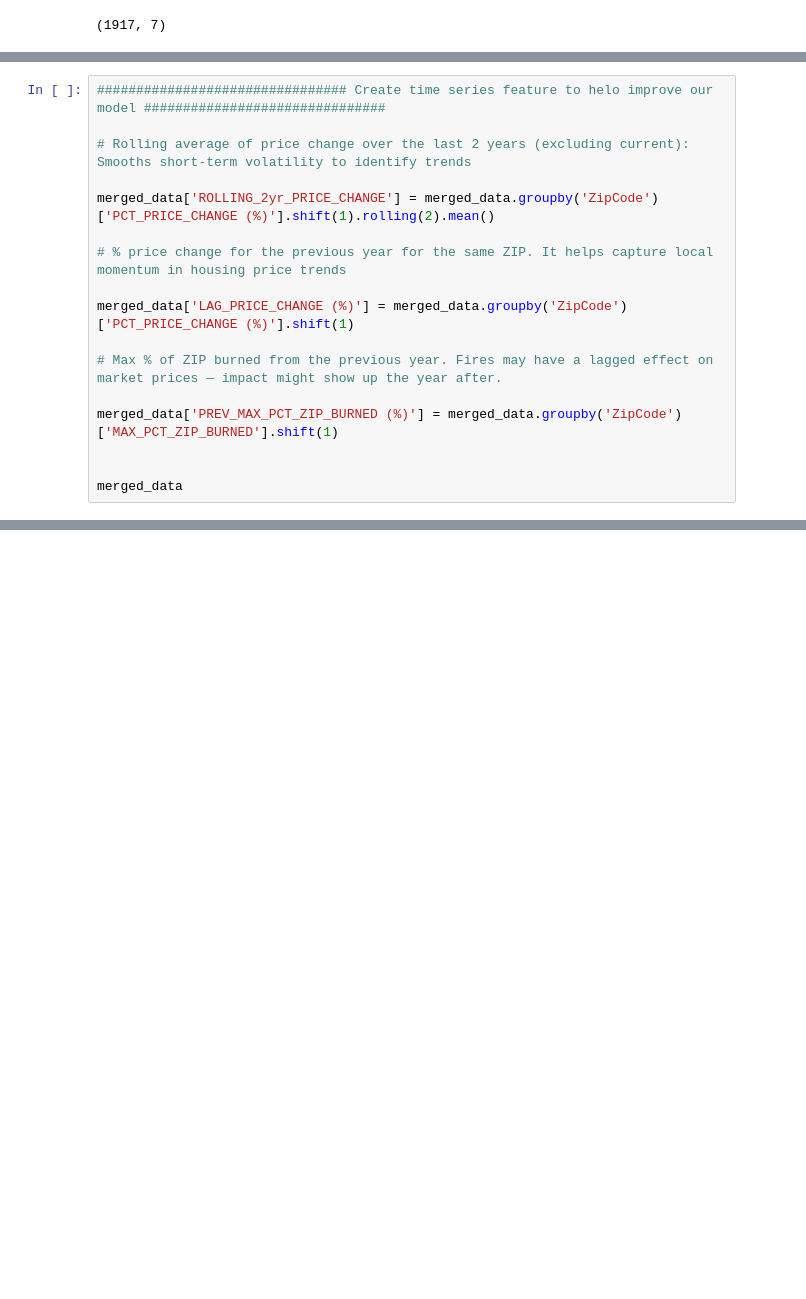
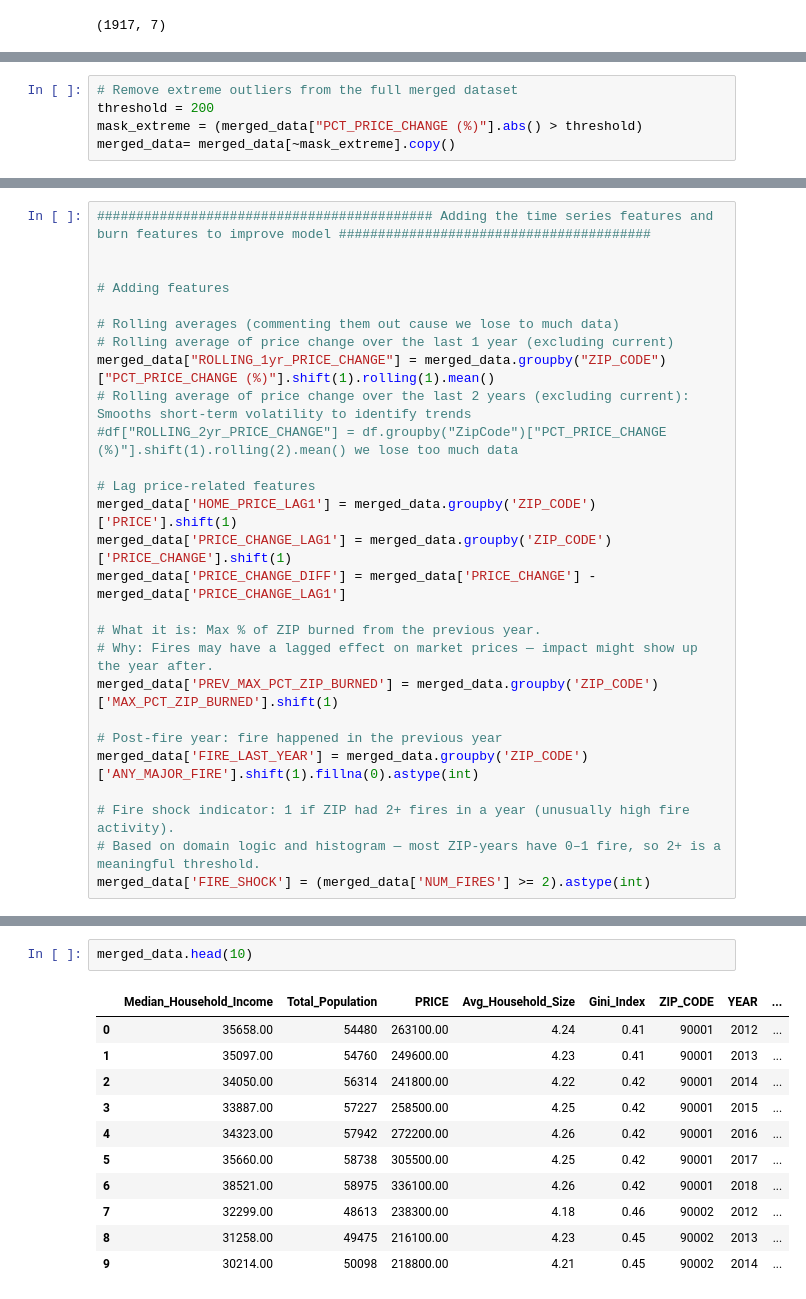
Before and after one commit to CynthiaShiyue/IDS705_MachineLearning_Project, a Jupyter notebook: 10_Data_Clean/30_final_xgboost_data.ipynb, the cells around one changed output, grey strips where cells are left out. Drawn from its saved outputs; the diff is of its cells as text; blank space fills up the shorter version.

```diff
--- a/10_Data_Clean/30_final_xgboost_data.ipynb
+++ b/10_Data_Clean/30_final_xgboost_data.ipynb
@@ -79,0 +158,5 @@ merged_data.head()
+# %%
+# Remove extreme outliers from the full merged dataset
+threshold = 200
+mask_extreme = (merged_data["PCT_PRICE_CHANGE (%)"].abs() > threshold)
+merged_data= merged_data[~mask_extreme].copy()
@@ -80,17 +195,27 @@ merged_data.head()
 # %%
-################################ Create time series feature to helo improve our model ###############################
-
-# Rolling average of price change over the last 2 years (excluding current): Smooths short-term volatility to identify trends
-
-merged_data['ROLLING_2yr_PRICE_CHANGE'] = merged_data.groupby('ZipCode')['PCT_PRICE_CHANGE (%)'].shift(1).rolling(2).mean()
-
-# % price change for the previous year for the same ZIP. It helps capture local momentum in housing price trends
-
-merged_data['LAG_PRICE_CHANGE (%)'] = merged_data.groupby('ZipCode')['PCT_PRICE_CHANGE (%)'].shift(1)
-
-# Max % of ZIP burned from the previous year. Fires may have a lagged effect on market prices — impact might show up the year after.
-
-merged_data['PREV_MAX_PCT_ZIP_BURNED (%)'] = merged_data.groupby('ZipCode')['MAX_PCT_ZIP_BURNED'].shift(1)
+########################################### Adding the time series features and burn features to improve model ########################################
 
 
-merged_data
+# Adding features
+
+# Rolling averages (commenting them out cause we lose to much data)
+# Rolling average of price change over the last 1 year (excluding current)
+merged_data["ROLLING_1yr_PRICE_CHANGE"] = merged_data.groupby("ZIP_CODE")["PCT_PRICE_CHANGE (%)"].shift(1).rolling(1).mean()
+# Rolling average of price change over the last 2 years (excluding current): Smooths short-term volatility to identify trends
+#df["ROLLING_2yr_PRICE_CHANGE"] = df.groupby("ZipCode")["PCT_PRICE_CHANGE (%)"].shift(1).rolling(2).mean() we lose too much data
+
+# Lag price-related features
+merged_data['HOME_PRICE_LAG1'] = merged_data.groupby('ZIP_CODE')['PRICE'].shift(1)
+merged_data['PRICE_CHANGE_LAG1'] = merged_data.groupby('ZIP_CODE')['PRICE_CHANGE'].shift(1)
+merged_data['PRICE_CHANGE_DIFF'] = merged_data['PRICE_CHANGE'] - merged_data['PRICE_CHANGE_LAG1']
+
+# What it is: Max % of ZIP burned from the previous year.
+# Why: Fires may have a lagged effect on market prices — impact might show up the year after.
+merged_data['PREV_MAX_PCT_ZIP_BURNED'] = merged_data.groupby('ZIP_CODE')['MAX_PCT_ZIP_BURNED'].shift(1)
+
+# Post-fire year: fire happened in the previous year
+merged_data['FIRE_LAST_YEAR'] = merged_data.groupby('ZIP_CODE')['ANY_MAJOR_FIRE'].shift(1).fillna(0).astype(int)
+
+# Fire shock indicator: 1 if ZIP had 2+ fires in a year (unusually high fire activity).
+# Based on domain logic and histogram — most ZIP-years have 0–1 fire, so 2+ is a meaningful threshold.
+merged_data['FIRE_SHOCK'] = (merged_data['NUM_FIRES'] >= 2).astype(int)
@@ -110,0 +222,14 @@ merged_data
+# %%
+merged_data.head(10)
+# %% [output]
+|  | Median_Household_Income | Total_Population | PRICE | Avg_Household_Size | Gini_Index | ZIP_CODE | YEAR | ... |
+| 0 | 35658.00 | 54480 | 263100.00 | 4.24 | 0.41 | 90001 | 2012 | ... |
+| 1 | 35097.00 | 54760 | 249600.00 | 4.23 | 0.41 | 90001 | 2013 | ... |
+| 2 | 34050.00 | 56314 | 241800.00 | 4.22 | 0.42 | 90001 | 2014 | ... |
+| 3 | 33887.00 | 57227 | 258500.00 | 4.25 | 0.42 | 90001 | 2015 | ... |
+| 4 | 34323.00 | 57942 | 272200.00 | 4.26 | 0.42 | 90001 | 2016 | ... |
+| 5 | 35660.00 | 58738 | 305500.00 | 4.25 | 0.42 | 90001 | 2017 | ... |
+| 6 | 38521.00 | 58975 | 336100.00 | 4.26 | 0.42 | 90001 | 2018 | ... |
+| 7 | 32299.00 | 48613 | 238300.00 | 4.18 | 0.46 | 90002 | 2012 | ... |
+| 8 | 31258.00 | 49475 | 216100.00 | 4.23 | 0.45 | 90002 | 2013 | ... |
+| 9 | 30214.00 | 50098 | 218800.00 | 4.21 | 0.45 | 90002 | 2014 | ... |
```
Also changed, not shown: parts of 21 cells of this notebook, 13 other files.
